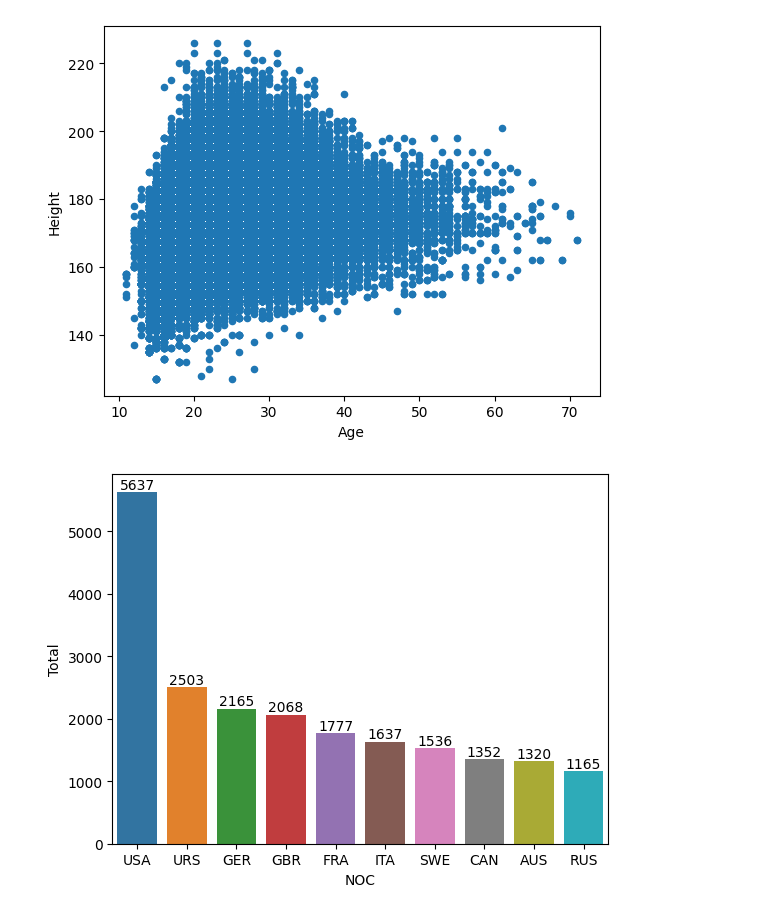
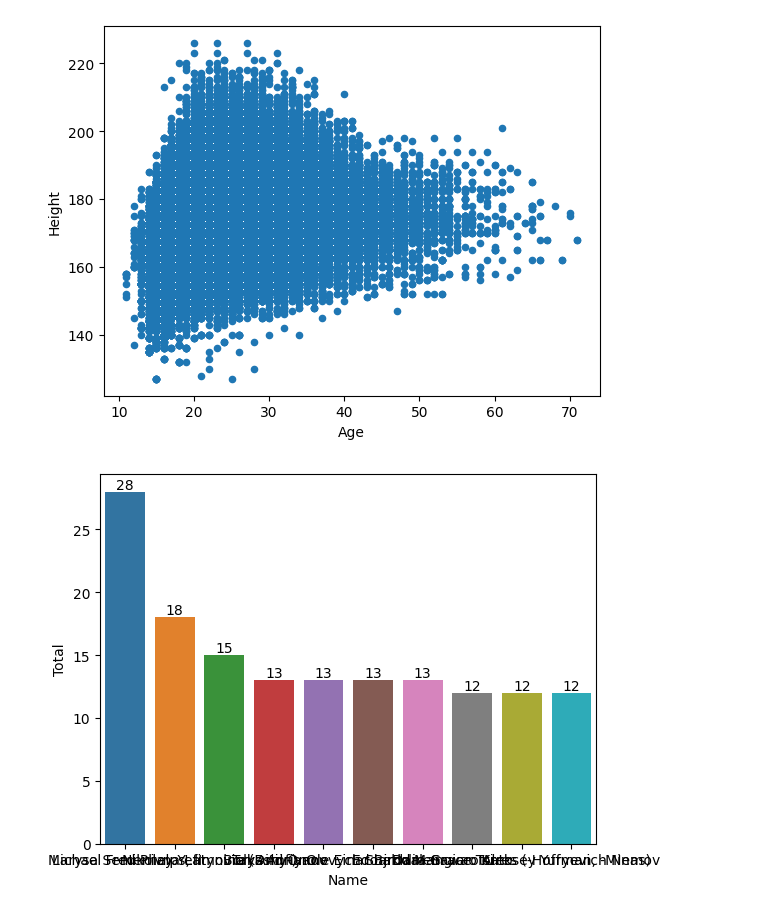
Before and after one commit to Ludwilton/Projekt-OS-Norge, a Jupyter notebook: uppgift_0/uppgift.0.PHILIP.ipynb, the cells around one changed output. Saved outputs shown, nothing was run; the diff lists cells and outputs as text; code cells hidden in the pictures.

Commit message:
fix: use group_by as x and hue for plot

```diff
--- a/uppgift_0/uppgift.0.PHILIP.ipynb
+++ b/uppgift_0/uppgift.0.PHILIP.ipynb
@@ -62,9 +62,9 @@ df.plot(x="Age", y="Height", kind="scatter")
 # %%
 import sys
 sys.path.append("..") # Adds higher directory to python modules path.
 
 from data_utils import plot_top_medals
 
-plot_top_medals(df)
+plot_top_medals(df, group_by="Name")
 # %% [output]
-[figure, old version]
+[figure, new version]
```
Also changed, not shown: 1 other file.
